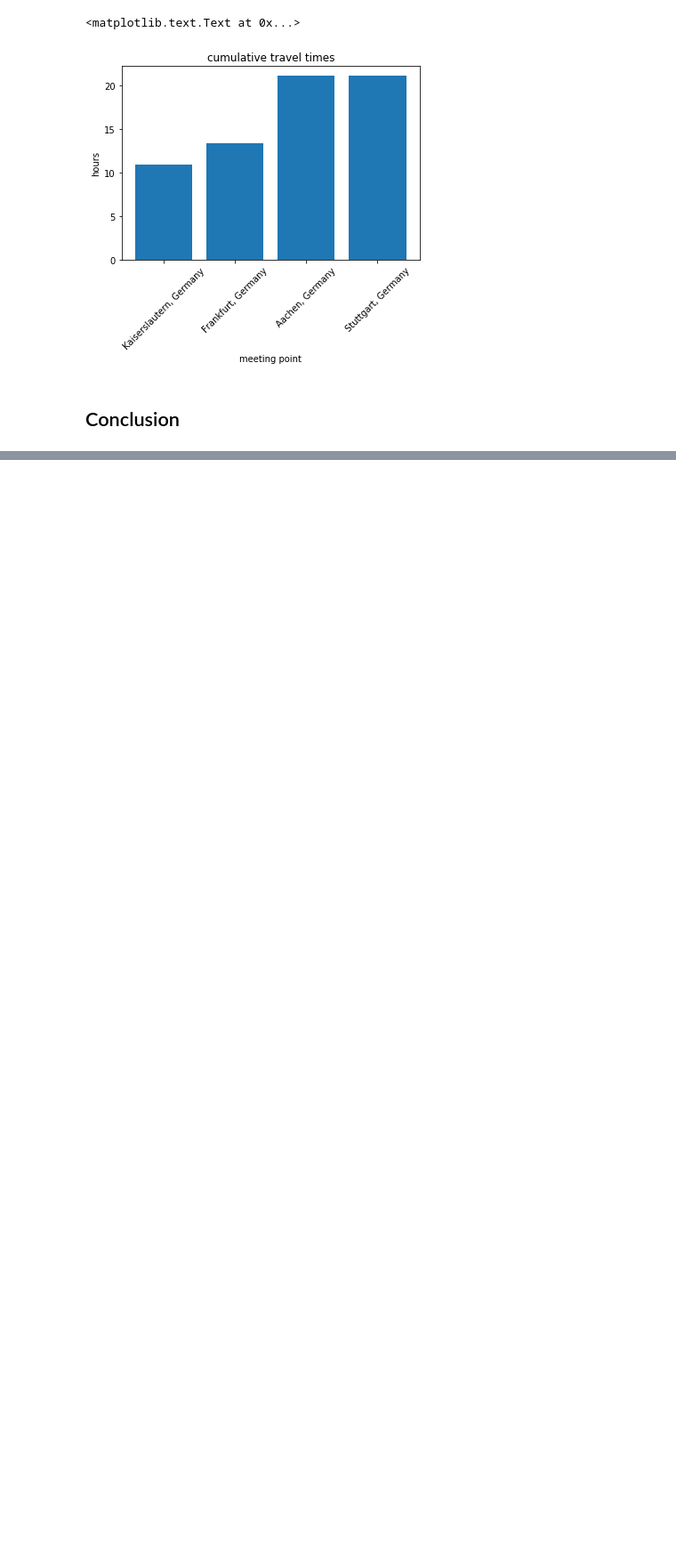
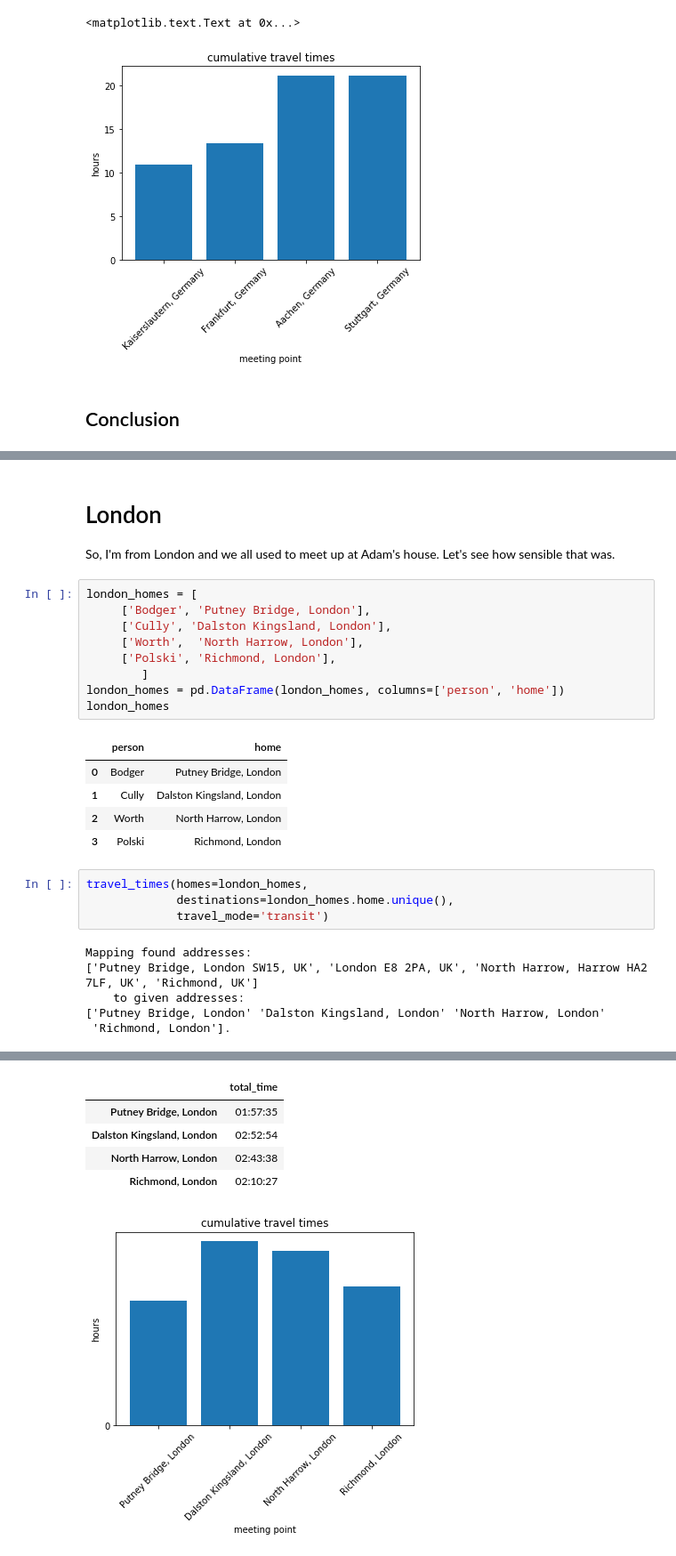
Before and after one commit to mjmdavis/mjmdavis.github.io, a Jupyter notebook: _posts/where_do_we_meet.ipynb, the cells around one changed output, grey strips where cells are left out. Shown at 89% size. Drawn from its saved outputs; the diff is of its cells as text; blank space fills up the shorter version.

```diff
--- a/_posts/where_do_we_meet.ipynb
+++ b/_posts/where_do_we_meet.ipynb
@@ -201,0 +278,29 @@ We should meet in Kaiserslautern.
+# %% [markdown]
+# London
+
+So, I'm from London and we all used to meet up at Adam's house. Let's see how sensible that was.
+# %%
+london_homes = [
+     ['Bodger', 'Putney Bridge, London'],
+     ['Cully', 'Dalston Kingsland, London'],
+     ['Worth',  'North Harrow, London'],
+     ['Polski', 'Richmond, London'],
+        ]
+london_homes = pd.DataFrame(london_homes, columns=['person', 'home'])
+london_homes
+# %% [output]
+|  | person | home |
+| 0 | Bodger | Putney Bridge, London |
+| 1 | Cully | Dalston Kingsland, London |
+| 2 | Worth | North Harrow, London |
+| 3 | Polski | Richmond, London |
+# %%
+travel_times(homes=london_homes,
+             destinations=london_homes.home.unique(),
+             travel_mode='transit')
+# %% [output]
+Mapping found addresses:
+['Putney Bridge, London SW15, UK', 'London E8 2PA, UK', 'North Harrow, Harrow HA2 7LF, UK', 'Richmond, UK']
+    to given addresses:
+['Putney Bridge, London' 'Dalston Kingsland, London' 'North Harrow, London'
+ 'Richmond, London'].
@@ -201,0 +312,6 @@ We should meet in Kaiserslautern.
+|  | total_time |
+| Putney Bridge, London | 01:57:35 |
+| Dalston Kingsland, London | 02:52:54 |
+| North Harrow, London | 02:43:38 |
+| Richmond, London | 02:10:27 |
+[figure, added]
```
Also changed, not shown: parts of 43 cells of this notebook.
